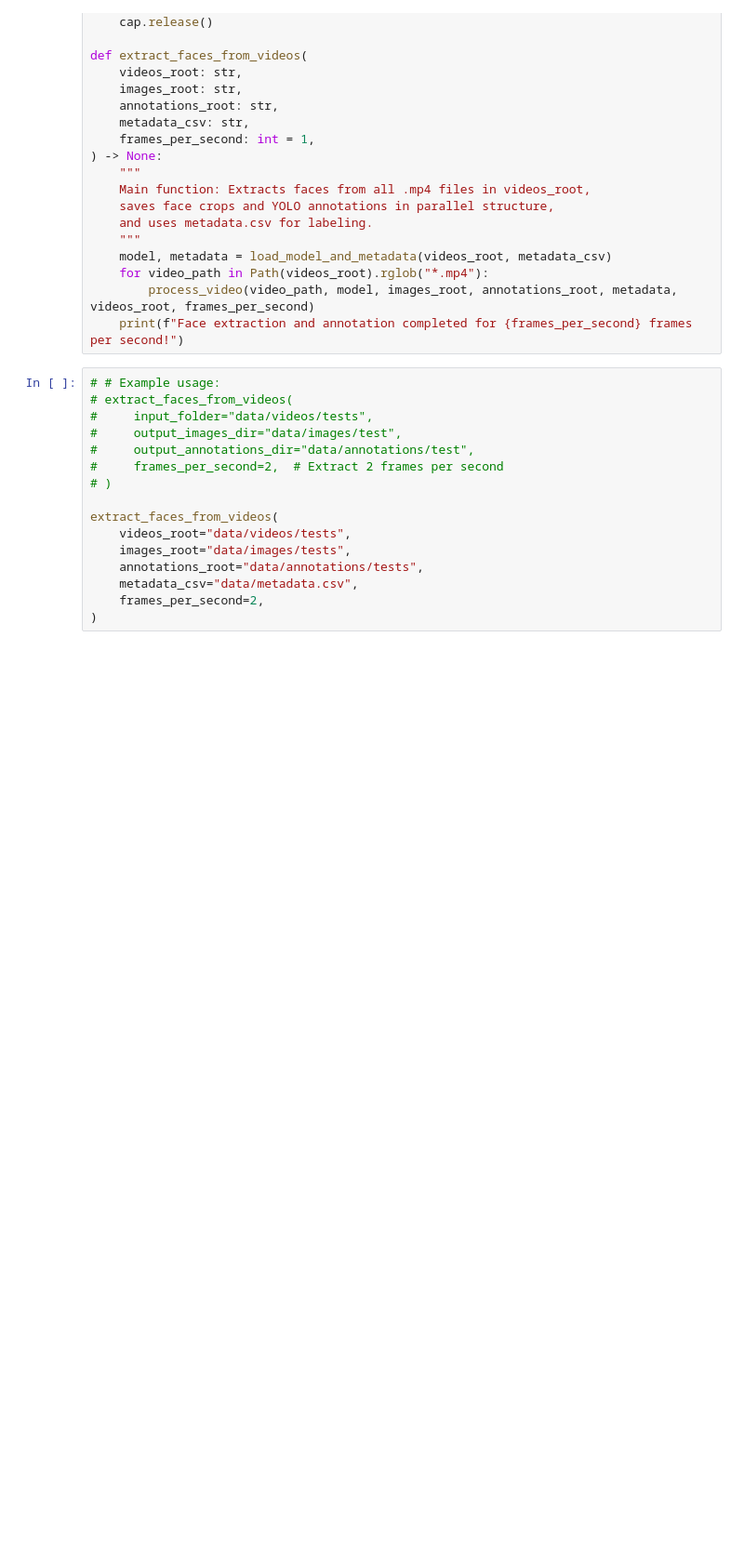
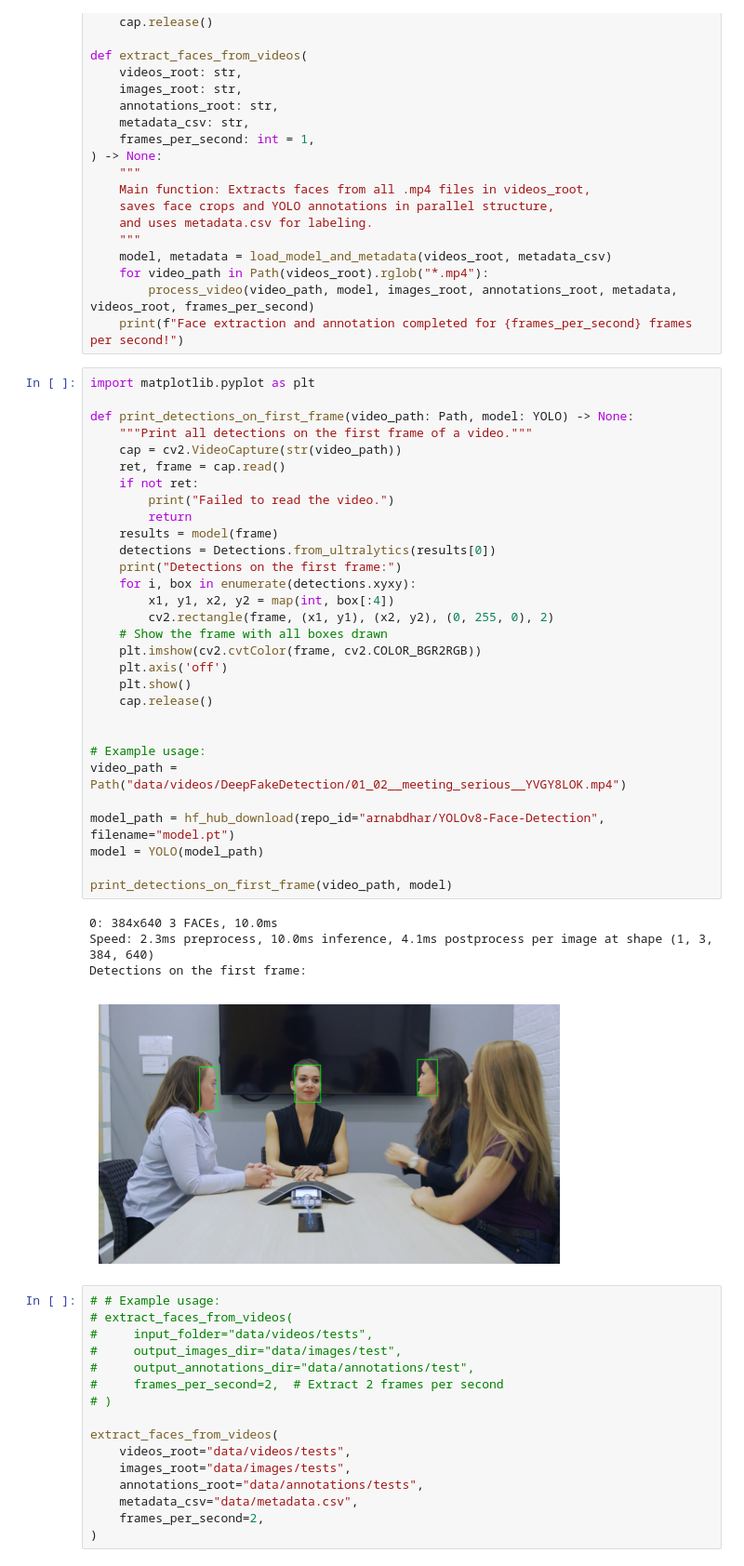
Before and after one commit to Noemiemz/Deepfake-Detection-with-CNN-RNN, a Jupyter notebook: ouais.ipynb, the cells around one changed output. Shown at 93% size. Cells and saved outputs as stored; diff of their text form; blank space fills up the shorter version.

```diff
--- a/ouais.ipynb
+++ b/ouais.ipynb
@@ -105,6 +161,41 @@ def extract_faces_from_videos(
     for video_path in Path(videos_root).rglob("*.mp4"):
         process_video(video_path, model, images_root, annotations_root, metadata, videos_root, frames_per_second)
     print(f"Face extraction and annotation completed for {frames_per_second} frames per second!")
+# %%
+import matplotlib.pyplot as plt
+
+def print_detections_on_first_frame(video_path: Path, model: YOLO) -> None:
+    """Print all detections on the first frame of a video."""
+    cap = cv2.VideoCapture(str(video_path))
+    ret, frame = cap.read()
+    if not ret:
+        print("Failed to read the video.")
+        return
+    results = model(frame)
+    detections = Detections.from_ultralytics(results[0])
+    print("Detections on the first frame:")
+    for i, box in enumerate(detections.xyxy):
+        x1, y1, x2, y2 = map(int, box[:4])
+        cv2.rectangle(frame, (x1, y1), (x2, y2), (0, 255, 0), 2)
+    # Show the frame with all boxes drawn
+    plt.imshow(cv2.cvtColor(frame, cv2.COLOR_BGR2RGB))
+    plt.axis('off')
+    plt.show()
+    cap.release()
+
+
+# Example usage:
+video_path = Path("data/videos/DeepFakeDetection/01_02__meeting_serious__YVGY8LOK.mp4")
+
+model_path = hf_hub_download(repo_id="arnabdhar/YOLOv8-Face-Detection", filename="model.pt")
+model = YOLO(model_path)
+
+print_detections_on_first_frame(video_path, model)
+# %% [output]
+0: 384x640 3 FACEs, 10.0ms
+Speed: 2.3ms preprocess, 10.0ms inference, 4.1ms postprocess per image at shape (1, 3, 384, 640)
+Detections on the first frame:
+[figure, added]
 # %%
 # # Example usage:
 # extract_faces_from_videos(
```
Also changed, not shown: parts of 2 cells of this notebook, 7 other files.
